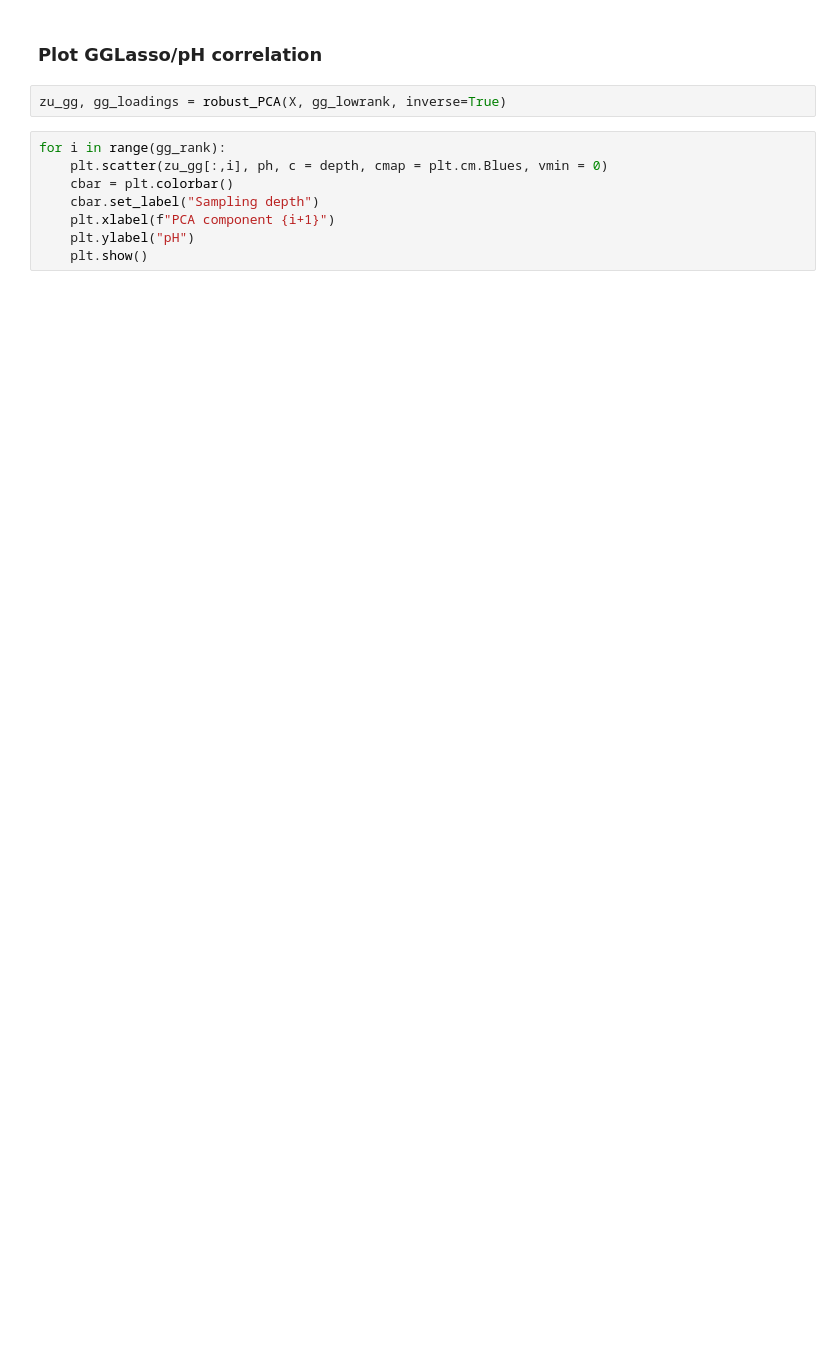
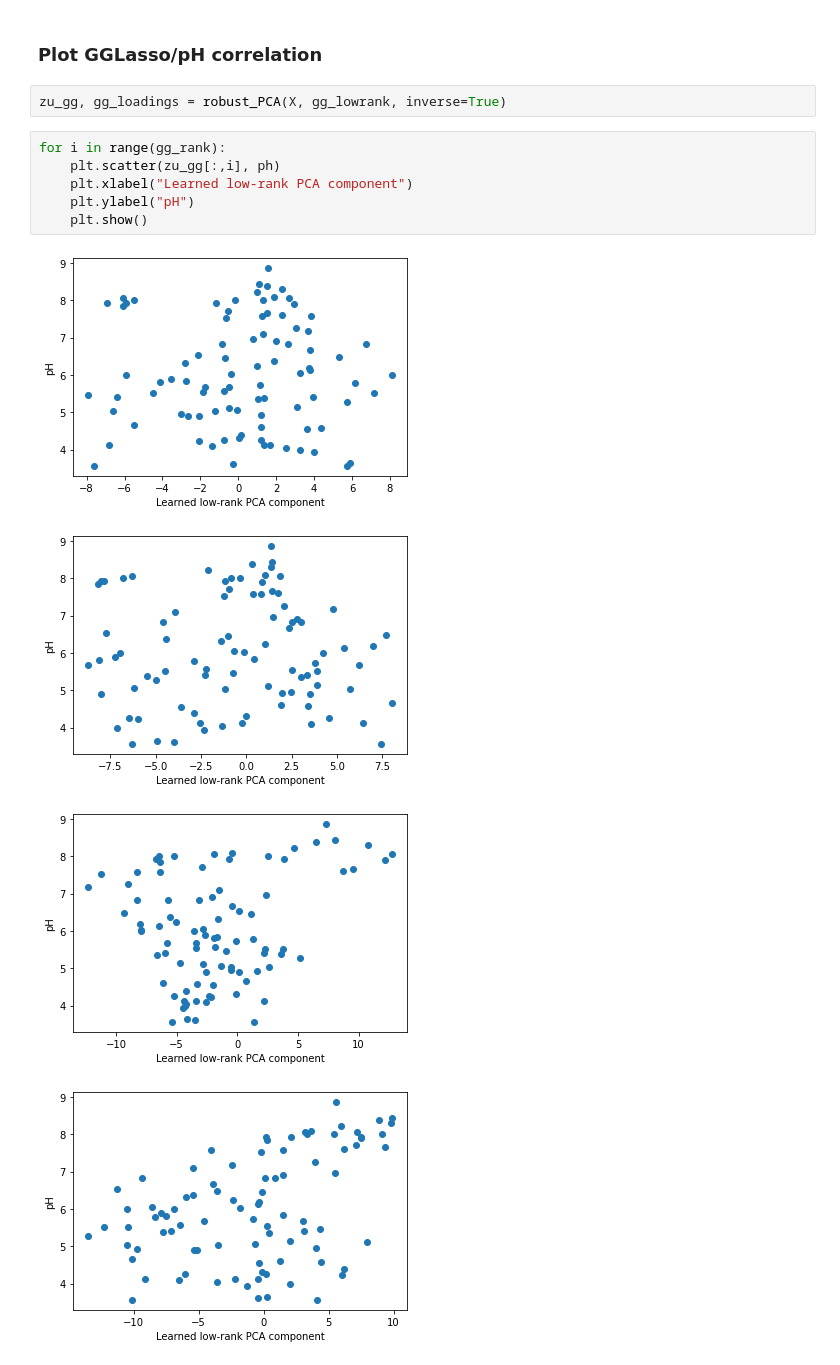
Before and after one commit to fabian-sp/GGLasso, a Jupyter notebook: examples/soil/ph_soil_example.ipynb, the cells around one changed output. Cells and saved outputs as stored; diff of their text form; blank space fills up the shorter version.

```diff
--- a/examples/soil/ph_soil_example.ipynb
+++ b/examples/soil/ph_soil_example.ipynb
@@ -173,9 +355,12 @@ def robust_PCA(X, L, inverse=True):
 zu_gg, gg_loadings = robust_PCA(X, gg_lowrank, inverse=True)
 # %%
 for i in range(gg_rank):
-    plt.scatter(zu_gg[:,i], ph, c = depth, cmap = plt.cm.Blues, vmin = 0)
-    cbar = plt.colorbar()
-    cbar.set_label("Sampling depth")
-    plt.xlabel(f"PCA component {i+1}")
+    plt.scatter(zu_gg[:,i], ph)
+    plt.xlabel("Learned low-rank PCA component")
     plt.ylabel("pH")
     plt.show()
+# %% [output]
+[figure, added]
+[figure, added]
+[figure, added]
+[figure, added]
```
Also changed, not shown: parts of 55 cells of this notebook, 3 other files.
